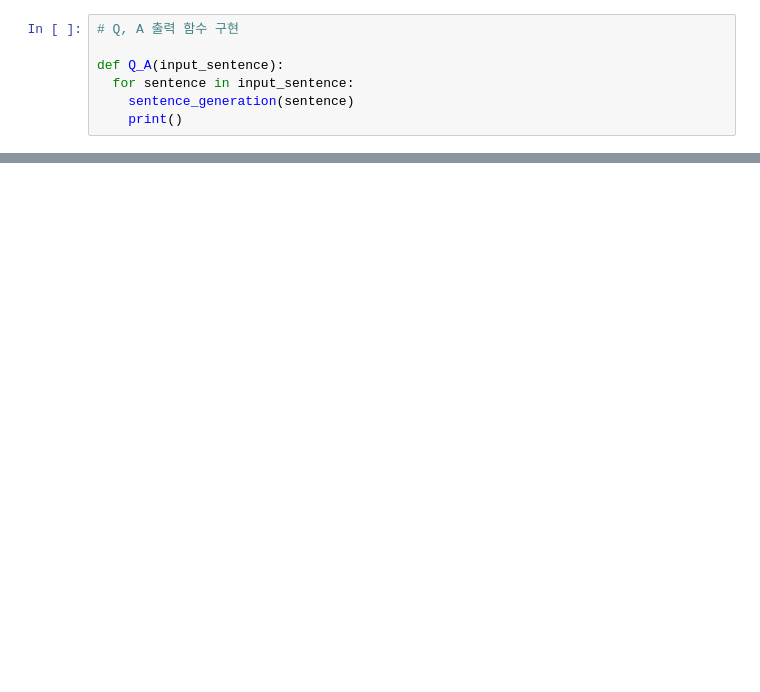
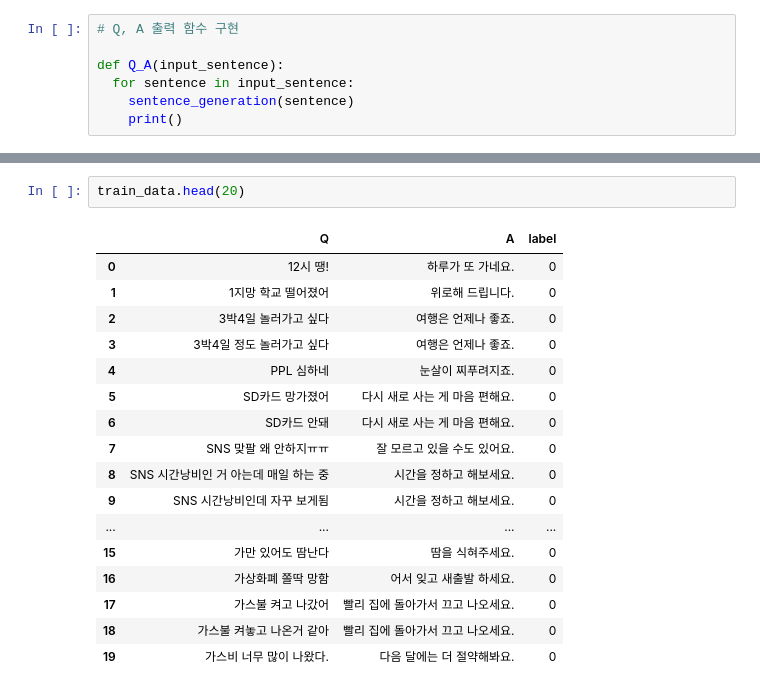
Before and after one commit to sgr1118/EX, a Jupyter notebook: [Exp_14]_Chatbot_with_Transformers.ipynb, the cells around one changed output, grey strips where cells are left out. Drawn from its saved outputs; the diff is of its cells as text; blank space fills up the shorter version.

```diff
--- a/[Exp_14]_Chatbot_with_Transformers.ipynb
+++ b/[Exp_14]_Chatbot_with_Transformers.ipynb
@@ -1046,0 +1096,20 @@ Q_A(input_sentence)
+# %%
+train_data.head(20)
+# %% [output]
+|  | Q | A | label |
+| 0 | 12시 땡! | 하루가 또 가네요. | 0 |
+| 1 | 1지망 학교 떨어졌어 | 위로해 드립니다. | 0 |
+| 2 | 3박4일 놀러가고 싶다 | 여행은 언제나 좋죠. | 0 |
+| 3 | 3박4일 정도 놀러가고 싶다 | 여행은 언제나 좋죠. | 0 |
+| 4 | PPL 심하네 | 눈살이 찌푸려지죠. | 0 |
+| 5 | SD카드 망가졌어 | 다시 새로 사는 게 마음 편해요. | 0 |
+| 6 | SD카드 안돼 | 다시 새로 사는 게 마음 편해요. | 0 |
+| 7 | SNS 맞팔 왜 안하지ㅠㅠ | 잘 모르고 있을 수도 있어요. | 0 |
+| 8 | SNS 시간낭비인 거 아는데 매일 하는 중 | 시간을 정하고 해보세요. | 0 |
+| 9 | SNS 시간낭비인데 자꾸 보게됨 | 시간을 정하고 해보세요. | 0 |
+| ... | ... | ... | ... |
+| 15 | 가만 있어도 땀난다 | 땀을 식혀주세요. | 0 |
+| 16 | 가상화폐 쫄딱 망함 | 어서 잊고 새출발 하세요. | 0 |
+| 17 | 가스불 켜고 나갔어 | 빨리 집에 돌아가서 끄고 나오세요. | 0 |
+| 18 | 가스불 켜놓고 나온거 같아 | 빨리 집에 돌아가서 끄고 나오세요. | 0 |
+| 19 | 가스비 너무 많이 나왔다. | 다음 달에는 더 절약해봐요. | 0 |
```
Also changed, not shown: parts of 32 cells of this notebook.
